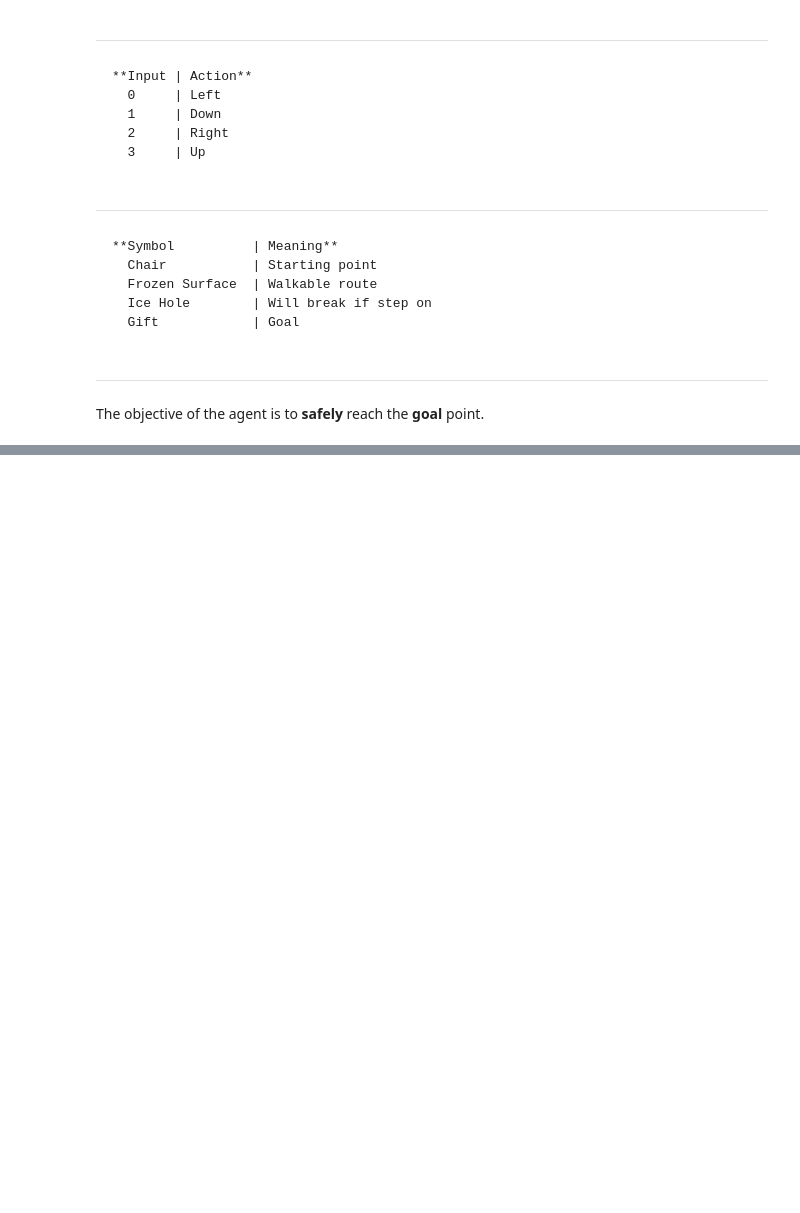
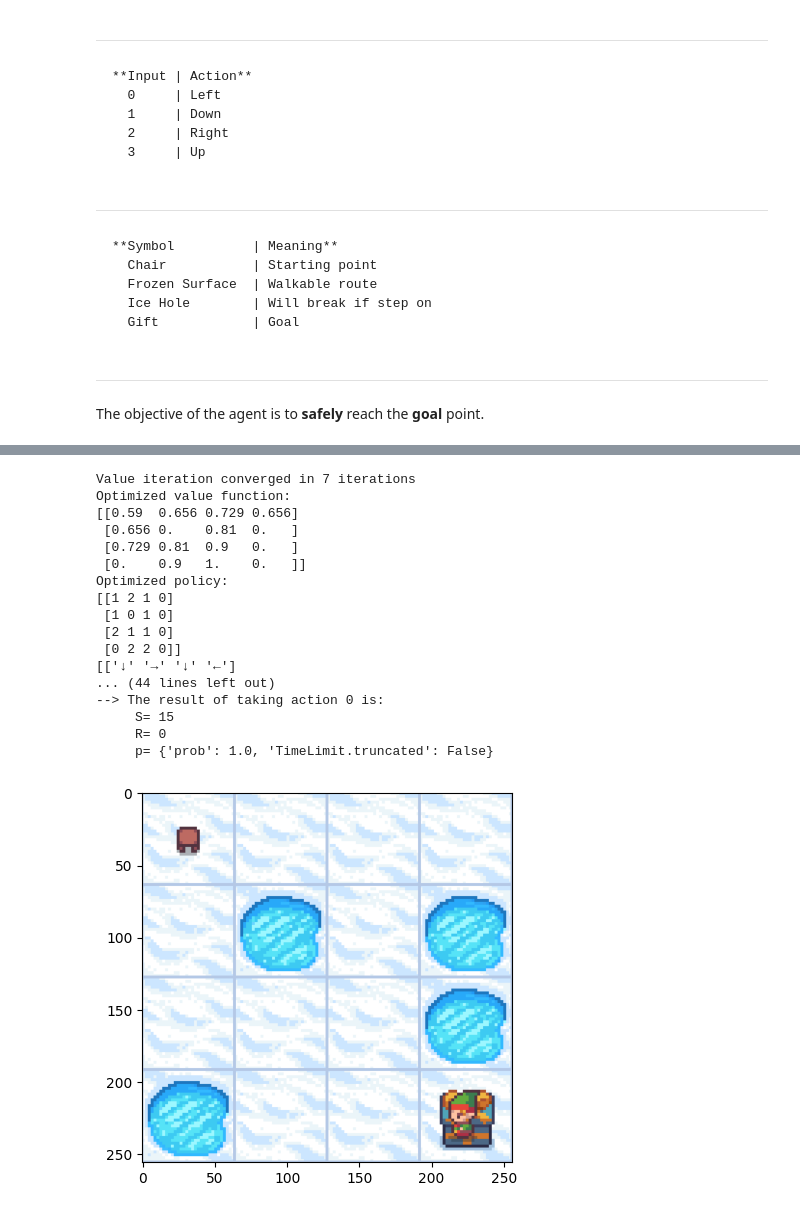
Before and after one commit to petapeanut/Assignment1, a Jupyter notebook: A1_DynProg.ipynb, the cells around one changed output, grey strips where cells are left out. Saved outputs shown, nothing was run; the diff lists cells and outputs as text; code cells hidden in the pictures; blank space fills up the shorter version.

```diff
--- a/A1_DynProg.ipynb
+++ b/A1_DynProg.ipynb
@@ -240,0 +481,79 @@ play_agent(env, policy)
+# %%
+# Practical: Code the value iteration process, and employ it to arrive at a
+# policy that solves this problem. Show your testing results, reporting
+# the iteration counts.
+
+import numpy as np
+
+# referenced from Value Iteration in page 83 of the textbook
+def value_iteration(theta, gamma, env, seed=None, print_n_iter=False):
+    S = env.observation_space.n
+    A = env.action_space.n
+
+    # Initialize value function
+    V = initialize_v(env, seed)
+    n_iter = 0
+
+    # Value iteration
+    while True:
+        n_iter += 1
+        delta = 0
+
+        for s in range(S):
+            v = V[s]
+            action_values = np.zeros(A)
+
+            for a in range(A):
+                action_values[a] = sum(p * (r + gamma * V[s_]) for p, s_, r, _ in env.P[s][a])
+            V[s] = max(action_values)
+            delta = max(delta, abs(v - V[s]))
+
+        if delta < theta:
+            if print_n_iter:
+                print(f"Value iteration converged in {n_iter} iterations")
+            break
+
+    # Derive policy from value function
+    policy = np.zeros(S, dtype=int)
+    for s in range(S):
+        action_values = np.zeros(A)
+        for a in range(A):
+            action_values[a] = sum(p * (r + gamma * V[s_]) for p, s_, r, _ in env.P[s][a])
+        policy[s] = np.argmax(action_values)
+
+    return V, policy
+
+def main():
+    V_star, pi_star = value_iteration(1e-2, 0.9, env, seed=0, print_n_iter=True)
+
+    with np.printoptions(precision=3, suppress=True):
+        print("Optimized value function:")
+        print(V_star.reshape(4, 4))
+        print("Optimized policy:")
+        print(pi_star.reshape(4, 4))
+        print(np.array([["\u2190", "\u2193", "\u2192", "\u2191"][a] for a in pi_star]).reshape(4, 4))
+
+    print("Testing policy:")
+    AI_agent_revised(env, lambda env: pi_star[env.env.s])
+
+# Execute the main function
+main()
+# %% [output]
+Value iteration converged in 7 iterations
+Optimized value function:
+[[0.59  0.656 0.729 0.656]
+ [0.656 0.    0.81  0.   ]
+ [0.729 0.81  0.9   0.   ]
+ [0.    0.9   1.    0.   ]]
+Optimized policy:
+[[1 2 1 0]
+ [1 0 1 0]
+ [2 1 1 0]
+ [0 2 2 0]]
+[['↓' '→' '↓' '←']
+... (44 lines left out)
+--> The result of taking action 0 is:
+     S= 15
+     R= 0
+     p= {'prob': 1.0, 'TimeLimit.truncated': False}
+[figure, added]
```
Also changed, not shown: parts of 10 cells of this notebook.
